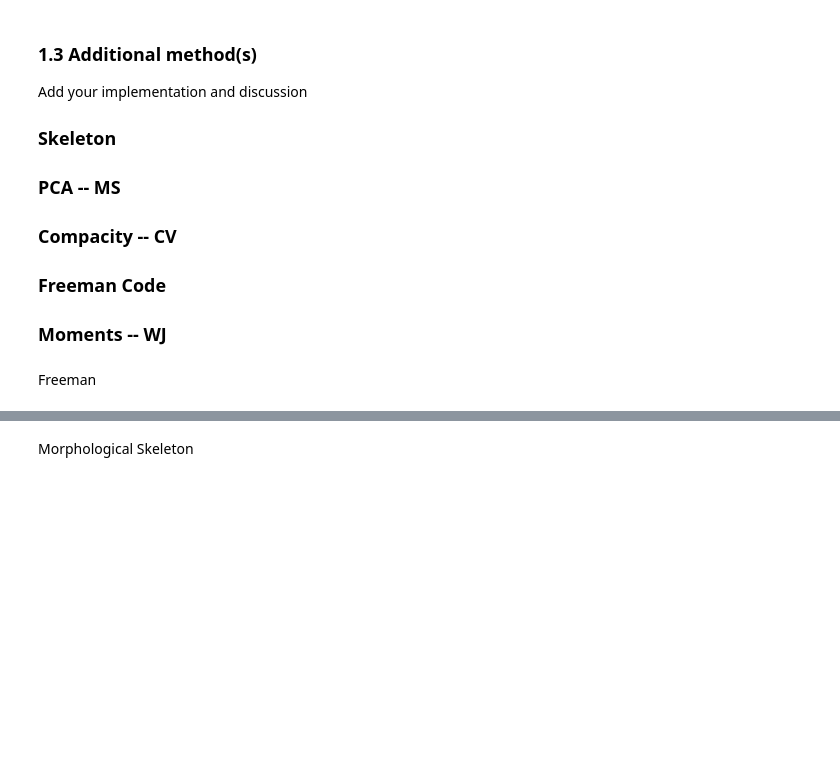
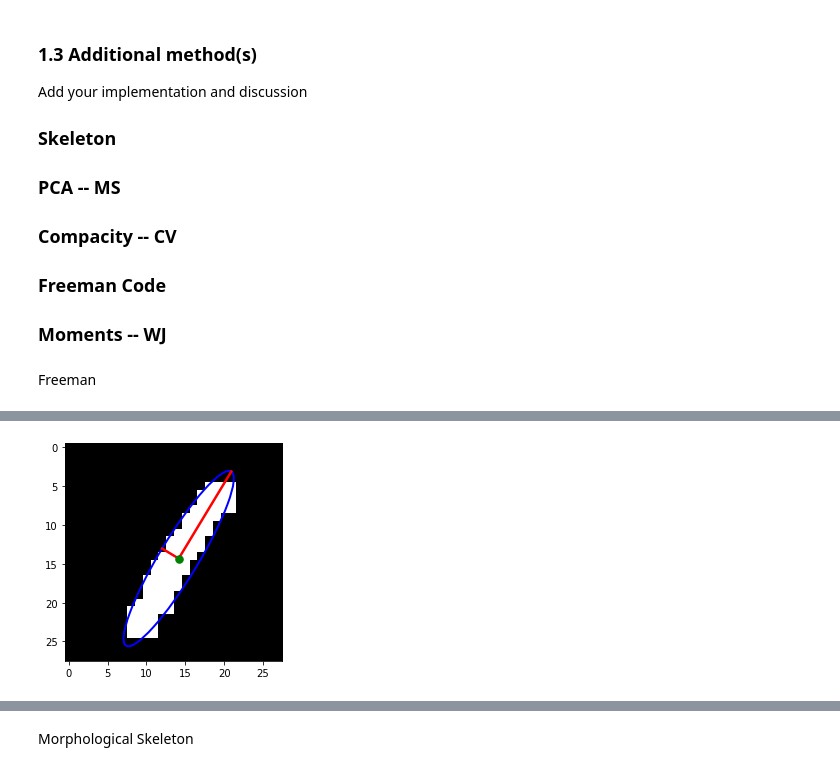
Before and after one commit to Jiang15/Image_analysis_and_pattern-recognition, a Jupyter notebook: Lab 2/lab_02_object_description.ipynb, the cells around one changed output, grey strips where cells are left out. Cells and saved outputs as stored; diff of their text form; code cells hidden in the pictures; blank space fills up the shorter version.

```diff
--- a/Lab 2/lab_02_object_description.ipynb
+++ b/Lab 2/lab_02_object_description.ipynb
@@ -383,0 +420,4 @@ Freeman
+# %%
+elongation_plot(ones_im[0])
+# %% [output]
+[figure, added]
```
Also changed, not shown: parts of 23 cells of this notebook.
